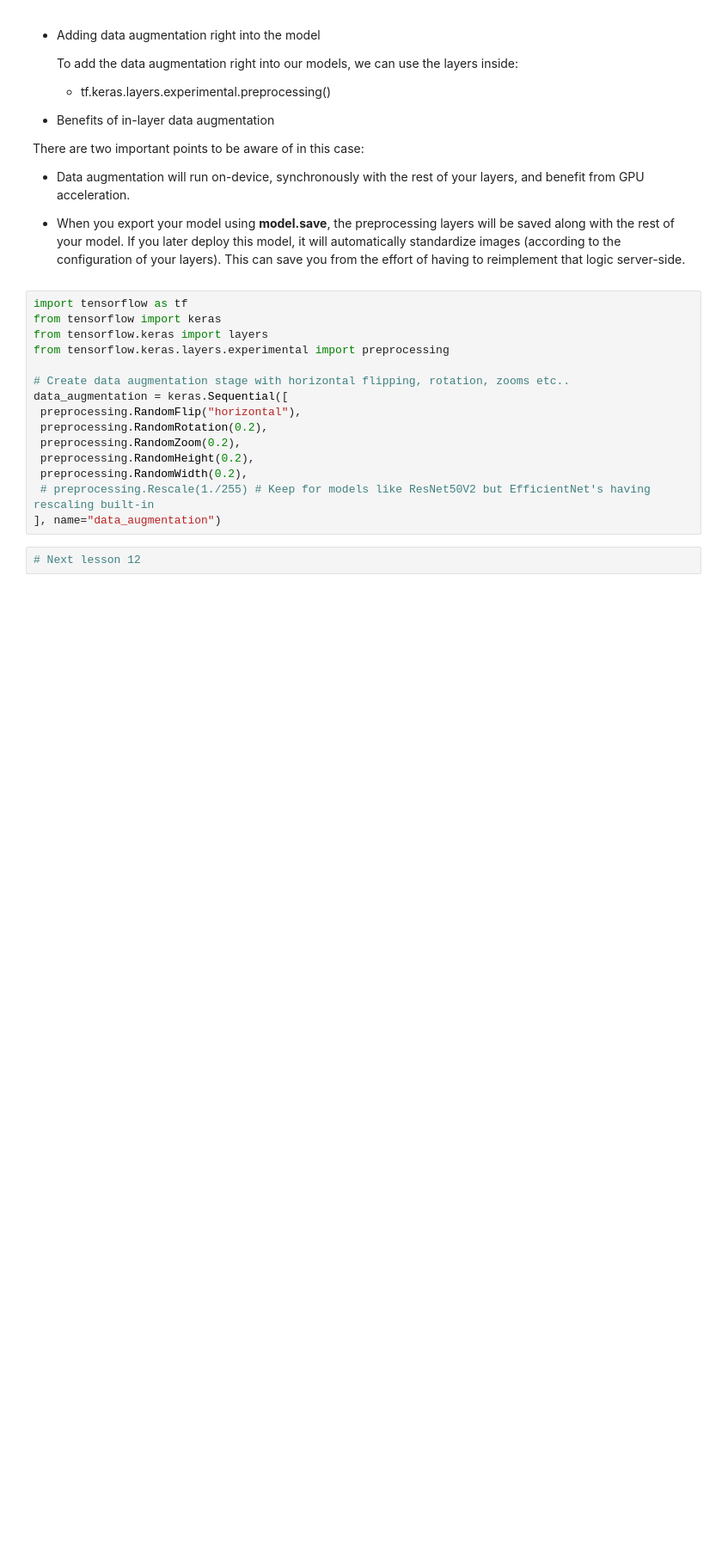
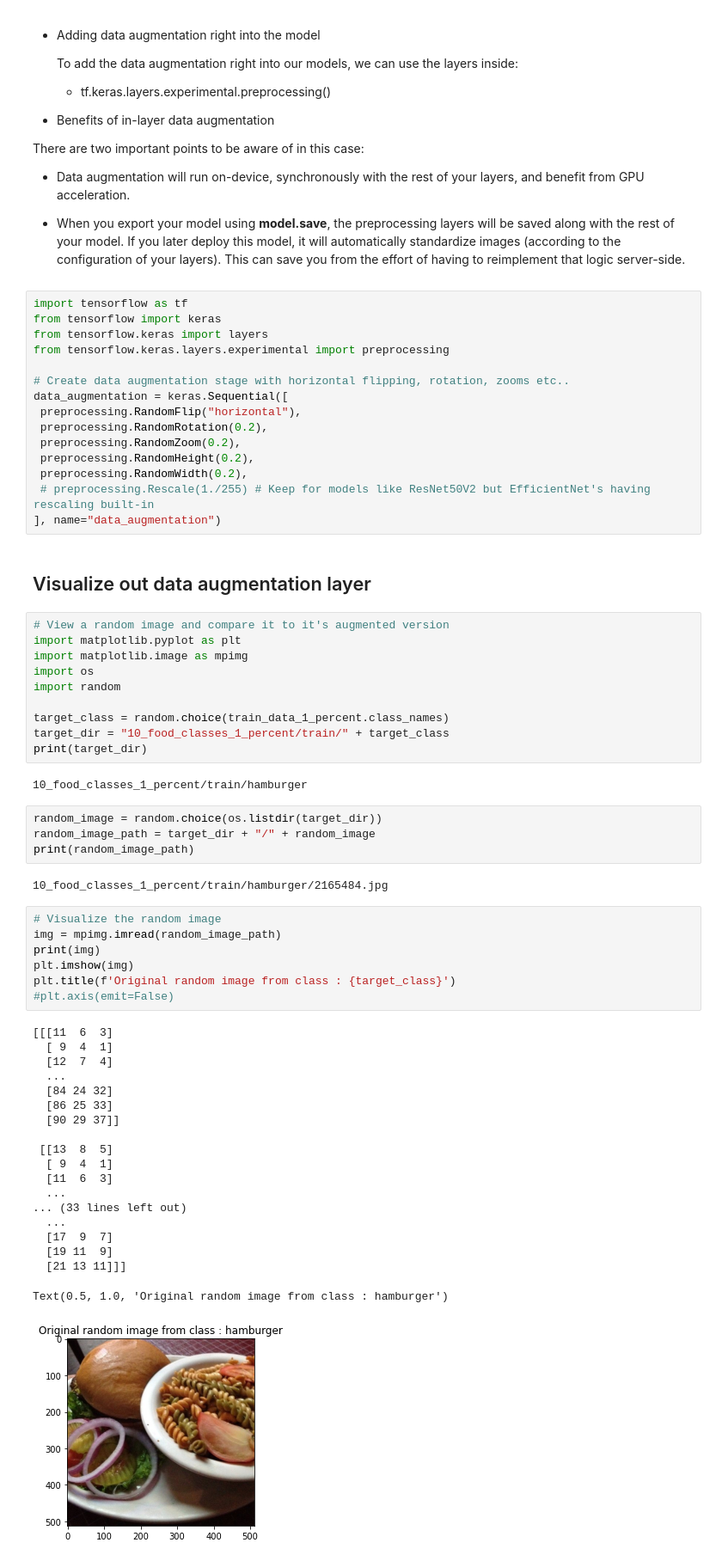
Before and after one commit to Priyo-prog/Deep-Learning-with-Tensorflow, a Jupyter notebook: Transfer Learning with Tensorflow/transfer_learning_with_tensorflow_fine_tuning.ipynb, the cells around one changed output. Shown at 86% size. Saved outputs shown, nothing was run; the diff lists cells and outputs as text; blank space fills up the shorter version.

```diff
--- a/Transfer Learning with Tensorflow/transfer_learning_with_tensorflow_fine_tuning.ipynb
+++ b/Transfer Learning with Tensorflow/transfer_learning_with_tensorflow_fine_tuning.ipynb
@@ -425,5 +425,50 @@ data_augmentation = keras.Sequential([
  preprocessing.RandomWidth(0.2),
  # preprocessing.Rescale(1./255) # Keep for models like ResNet50V2 but EfficientNet's having rescaling built-in
 ], name="data_augmentation")
-# %%
-# Next lesson 12
+# %% [markdown]
+## Visualize out data augmentation layer
+# %%
+# View a random image and compare it to it's augmented version
+import matplotlib.pyplot as plt
+import matplotlib.image as mpimg
+import os
+import random
+
+target_class = random.choice(train_data_1_percent.class_names)
+target_dir = "10_food_classes_1_percent/train/" + target_class
+print(target_dir)
+# %% [output]
+10_food_classes_1_percent/train/hamburger
+# %%
+random_image = random.choice(os.listdir(target_dir))
+random_image_path = target_dir + "/" + random_image
+print(random_image_path)
+# %% [output]
+10_food_classes_1_percent/train/hamburger/2165484.jpg
+# %%
+# Visualize the random image
+img = mpimg.imread(random_image_path)
+print(img)
+plt.imshow(img)
+plt.title(f'Original random image from class : {target_class}')
+#plt.axis(emit=False)
+# %% [output]
+[[[11  6  3]
+  [ 9  4  1]
+  [12  7  4]
+  ...
+  [84 24 32]
+  [86 25 33]
+  [90 29 37]]
+
+ [[13  8  5]
+  [ 9  4  1]
+  [11  6  3]
+  ...
+... (33 lines left out)
+  ...
+  [17  9  7]
+  [19 11  9]
+  [21 13 11]]]
+Text(0.5, 1.0, 'Original random image from class : hamburger')
+[figure, added]
```
Also changed, not shown: parts of 11 cells of this notebook.
